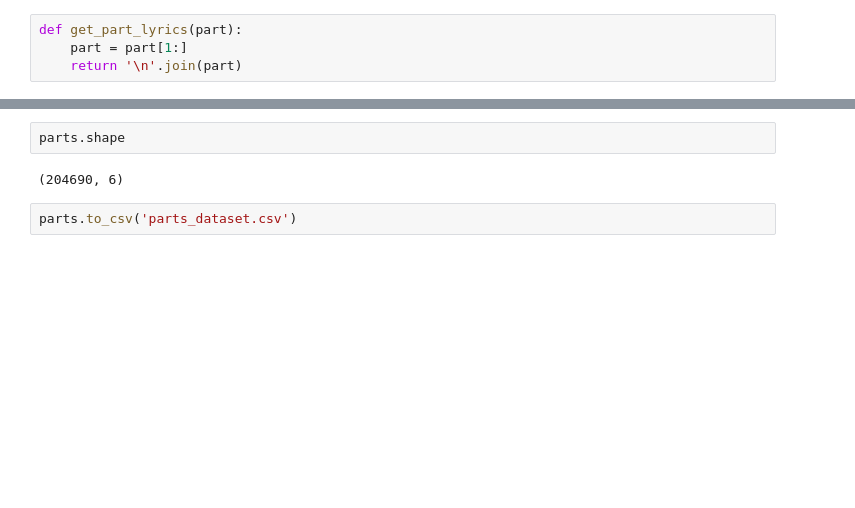
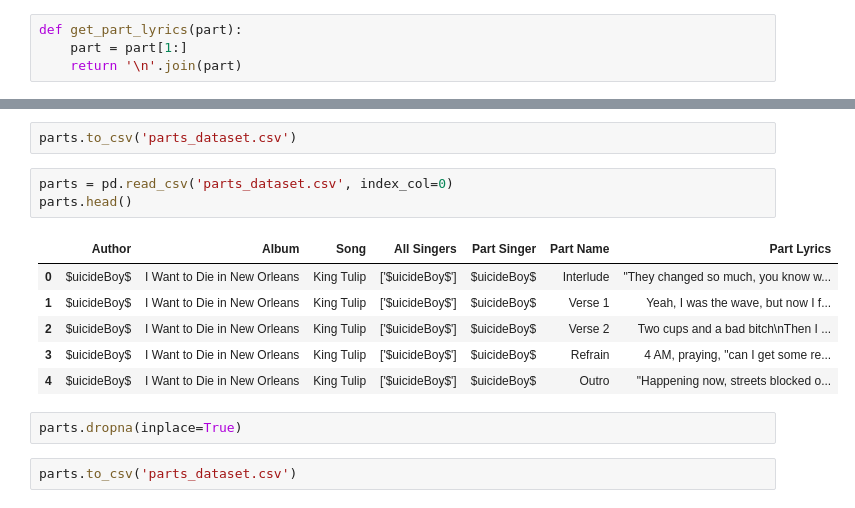
Before and after one commit to detkov/Own-Music-Recommendation-System, a Jupyter notebook: Songs Handler [3].ipynb, the cells around one changed output, grey strips where cells are left out. Saved outputs shown, nothing was run; the diff lists cells and outputs as text; blank space fills up the shorter version.

```diff
--- a/Songs Handler [3].ipynb
+++ b/Songs Handler [3].ipynb
@@ -100,6 +64,16 @@ parts.head()
-# %%
-parts.shape
-# %% [output]
-(204690, 6)
 # %%
 parts.to_csv('parts_dataset.csv')
+# %%
+parts = pd.read_csv('parts_dataset.csv', index_col=0)
+parts.head()
+# %% [output]
+|  | Author | Album | Song | All Singers | Part Singer | Part Name | Part Lyrics |
+| 0 | $uicideBoy$ | I Want to Die in New Orleans | King Tulip | ['$uicideBoy$'] | $uicideBoy$ | Interlude | "They changed so much, you know w... |
+| 1 | $uicideBoy$ | I Want to Die in New Orleans | King Tulip | ['$uicideBoy$'] | $uicideBoy$ | Verse 1 | Yeah, I was the wave, but now I f... |
+| 2 | $uicideBoy$ | I Want to Die in New Orleans | King Tulip | ['$uicideBoy$'] | $uicideBoy$ | Verse 2 | Two cups and a bad bitch\nThen I ... |
+| 3 | $uicideBoy$ | I Want to Die in New Orleans | King Tulip | ['$uicideBoy$'] | $uicideBoy$ | Refrain | 4 AM, praying, "can I get some re... |
+| 4 | $uicideBoy$ | I Want to Die in New Orleans | King Tulip | ['$uicideBoy$'] | $uicideBoy$ | Outro | "Happening now, streets blocked o... |
+# %%
+parts.dropna(inplace=True)
+# %%
+parts.to_csv('parts_dataset.csv')
```
Also changed, not shown: parts of 26 cells of this notebook, 2 other files.
